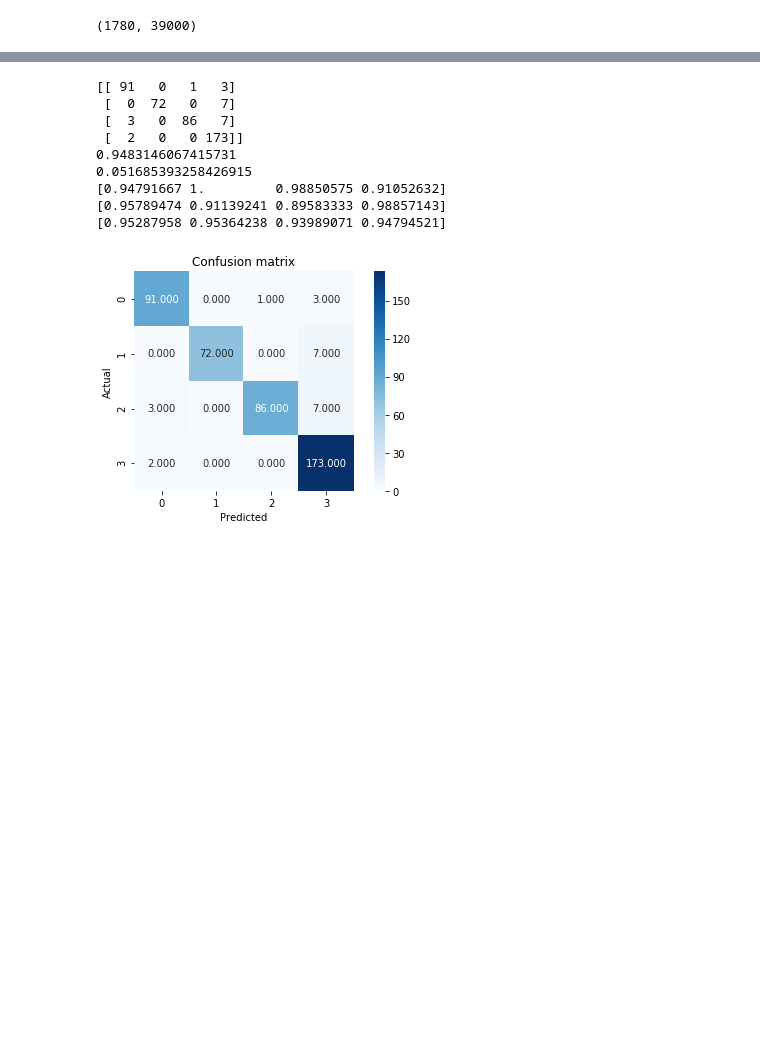
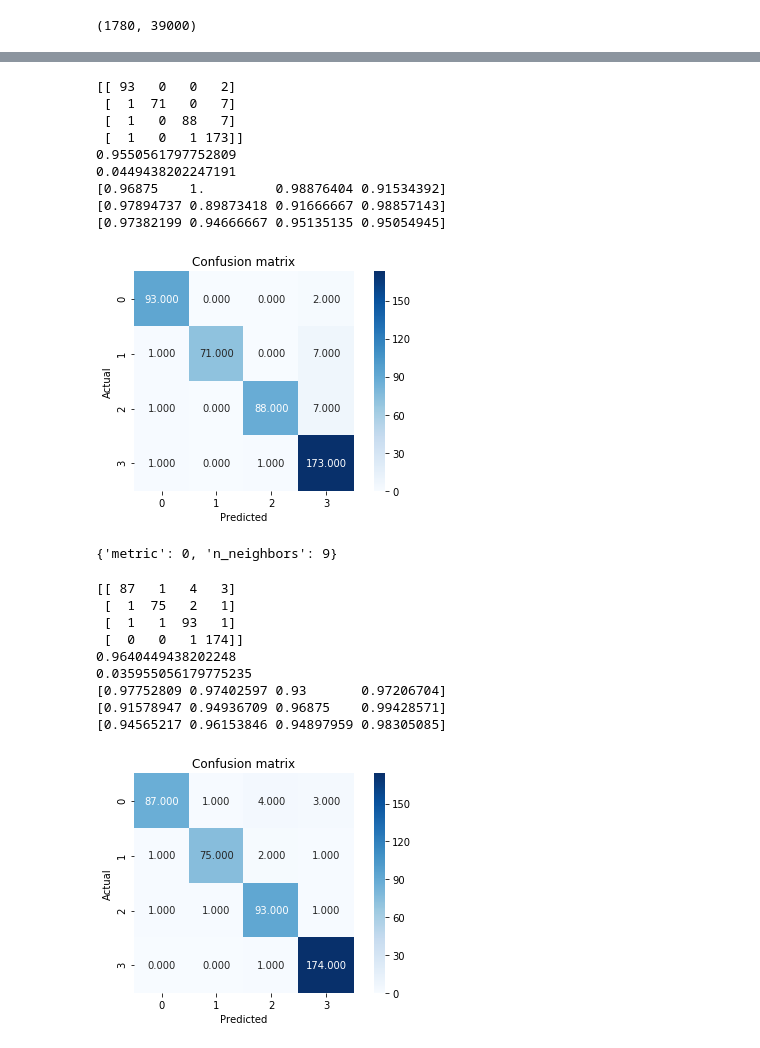
Before and after one commit to kalyankumarp/News_Articles_Categorisation, a Jupyter notebook: News_Articles.ipynb, the cells around one changed output, grey strips where cells are left out. Saved outputs shown, nothing was run; the diff lists cells and outputs as text; code cells hidden in the pictures; blank space fills up the shorter version.

```diff
--- a/News_Articles.ipynb
+++ b/News_Articles.ipynb
@@ -289,5 +291,5 @@ print(best_classifier)
 # %%
-bc = RandomForestClassifier(max_depth = 49,min_samples_leaf = 1, min_samples_split = 4, n_estimators = 208)
+bc = RandomForestClassifier(max_depth = 35,min_samples_leaf = 1, min_samples_split = 7, n_estimators = 723)
 bc.fit(x_train, y_train)
 # %% [output]
 RandomForestClassifier(bootstrap=True, class_weight=None, criterion='gini',
@@ -321,6 +302,7 @@ array([3, 3, 3, 0, 3, 3, 3, 0, 3, 2, 1, 0, 3, 3, 3, 3, 3, 1, 3, 0, 3, 1,
 # %%
+
+y_pred = bc.predict(x_test)
 # Compute confusion matrix
-y_test = y_test
 conf_matrix = metrics.confusion_matrix(y_test, y_pred)
 print(conf_matrix)
 
@@ -338,13 +320,13 @@ print(metrics.precision_score(y_test, y_pred, average = None)) # precision
 print(metrics.recall_score(y_test, y_pred, average = None)) # recall
 print(metrics.f1_score(y_test, y_pred, average = None)) # F1 score
 # %% [output]
-[[ 91   0   1   3]
- [  0  72   0   7]
- [  3   0  86   7]
- [  2   0   0 173]]
-0.9483146067415731
-0.051685393258426915
-[0.94791667 1.         0.98850575 0.91052632]
-[0.95789474 0.91139241 0.89583333 0.98857143]
-[0.95287958 0.95364238 0.93989071 0.94794521]
+[[ 93   0   0   2]
+ [  1  71   0   7]
+ [  1   0  88   7]
+ [  1   0   1 173]]
+0.9550561797752809
+0.0449438202247191
+[0.96875    1.         0.98876404 0.91534392]
+[0.97894737 0.89873418 0.91666667 0.98857143]
+[0.97382199 0.94666667 0.95135135 0.95054945]
 [figure]
@@ -350,0 +336,50 @@ print(metrics.f1_score(y_test, y_pred, average = None)) # F1 score
+# %%
+def objective_func(args):
+    n_neighbors = args['n_neighbors']
+    metric = args['metric']
+    clf = KNeighborsClassifier(n_neighbors=n_neighbors, metric=metric, n_jobs = -1)
+
+    clf.fit(x_train,y_train)
+    y_pred = clf.predict(x_test)
+    f1 = -(f1_score(y_pred,y_test,  average='macro'))
+    return f1
+space = {'n_neighbors': hp.choice('n_neighbors',range(1,1000)),
+        'metric':hp.choice('metric', ["euclidean","manhattan"])}
+
+best_classifier = fmin(objective_func, space, algo=tpe.suggest, max_evals=61)
+print(best_classifier)
+# %% [output]
+{'metric': 0, 'n_neighbors': 9}
+# %%
+bh = KNeighborsClassifier(metric = 'euclidean', n_neighbors= 9)
+bh.fit(x_train,y_train)
+y_pred = bh.predict(x_test)
+
+# Compute confusion matrix
+conf_matrix = metrics.confusion_matrix(y_test, y_pred)
+print(conf_matrix)
+
+# Plot confusion matrix
+sns.heatmap(conf_matrix, annot = True, fmt = ".3f", square = True, cmap = plt.cm.Blues)
+plt.ylabel('Actual')
+plt.xlabel('Predicted')
+plt.title('Confusion matrix')
+plt.tight_layout()
+
+# Compute evaluation metrics
+print(metrics.accuracy_score(y_test, y_pred)) # accuracy
+print(1 - metrics.accuracy_score(y_test, y_pred)) # error
+print(metrics.precision_score(y_test, y_pred, average = None)) # precision
+print(metrics.recall_score(y_test, y_pred, average = None)) # recall
+print(metrics.f1_score(y_test, y_pred, average = None)) # F1 score
+# %% [output]
+[[ 87   1   4   3]
+ [  1  75   2   1]
+ [  1   1  93   1]
+ [  0   0   1 174]]
+0.9640449438202248
+0.035955056179775235
+[0.97752809 0.97402597 0.93       0.97206704]
+[0.91578947 0.94936709 0.96875    0.99428571]
+[0.94565217 0.96153846 0.94897959 0.98305085]
+[figure, added]
```
Also changed, not shown: parts of 5 cells of this notebook.
